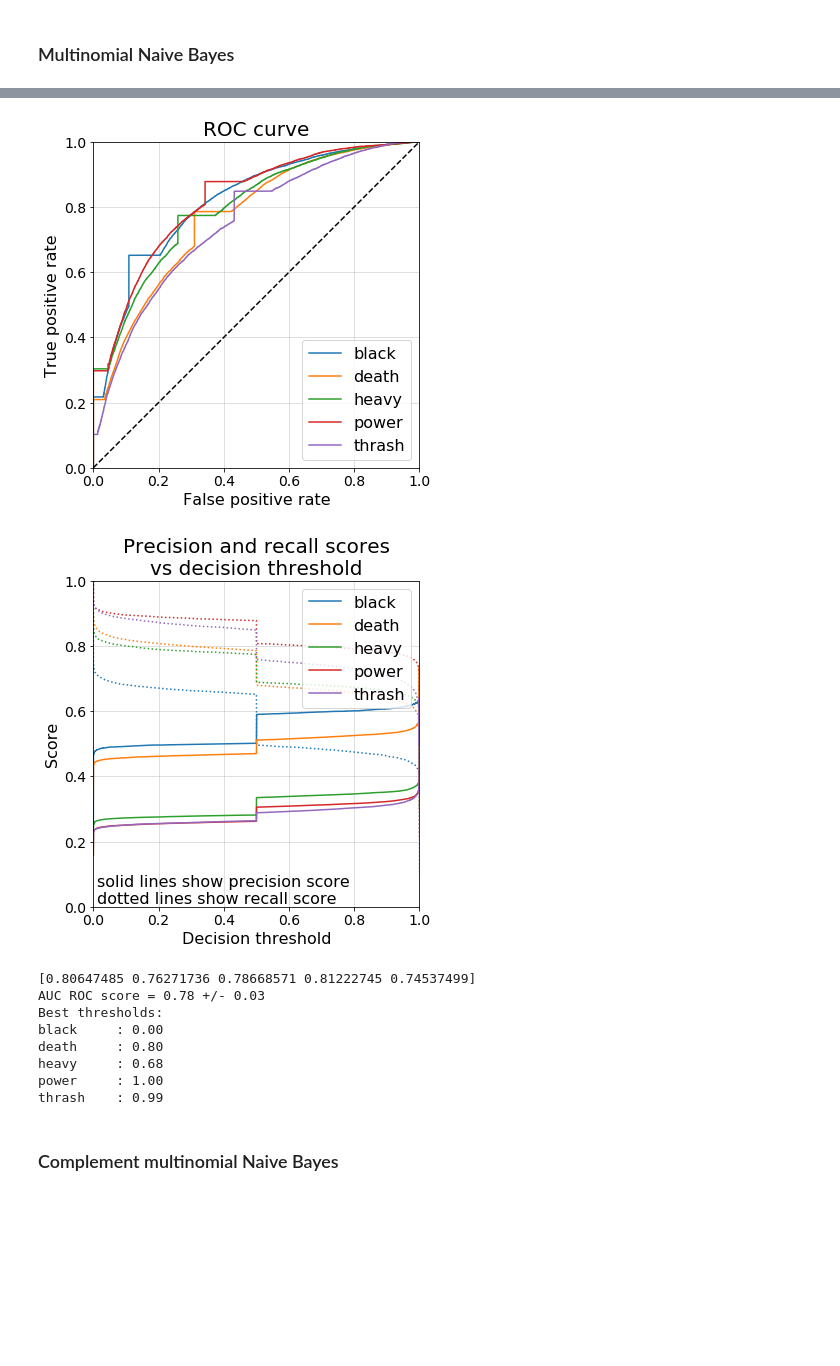
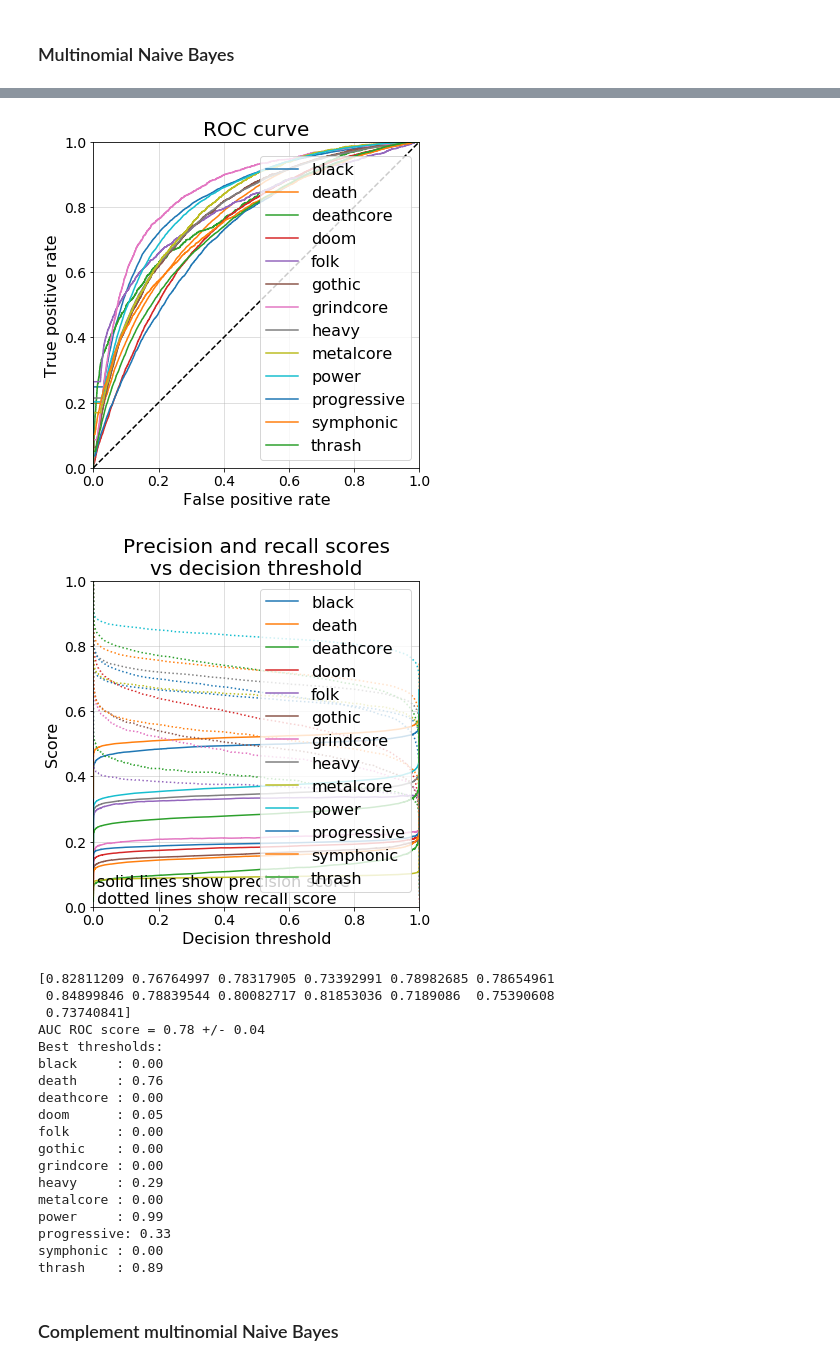
Before and after one commit to pdqnguyen/metallyrics, a Jupyter notebook: song-lyrics-multi-genre-bow.ipynb, the cells around one changed output, grey strips where cells are left out. Drawn from its saved outputs; the diff is of its cells as text; code cells hidden in the pictures; blank space fills up the shorter version.

Commit message:
test with extra genres

```diff
--- a/song-lyrics-multi-genre-bow.ipynb
+++ b/song-lyrics-multi-genre-bow.ipynb
@@ -105,0 +101,8 @@ genres = df.columns
+# %%
+df = pd.read_csv('songs-reduced-1pct.csv')
+X = df.pop('lyrics').values
+y = df.values
+genres = df.columns
+print(f"number of songs: {X.shape[0]}")
+print(f"number of labels: {y.shape[1]}")
+print(f"labels: {list(genres)}")
@@ -646,7 +653,7 @@ pipeline = Pipeline(
 br = BinaryRelevance(pipeline, genres)
 mlc = br.cross_validate(X, y, n_splits=3, verbose=True)
 mlc.print_report()
-fig, auc = mlc.plot_roc_curve()
+mlc.plot_roc_curve()
 plt.show()
 mlc.plot_precision_recall_curve()
 plt.show()
@@ -679,13 +686,23 @@ Hamming loss:  1.50
-[figure, old version]
+[figure, new version]
-[figure, old version]
+[figure, new version]
-[0.80647485 0.76271736 0.78668571 0.81222745 0.74537499]
-AUC ROC score = 0.78 +/- 0.03
+[0.82811209 0.76764997 0.78317905 0.73392991 0.78982685 0.78654961
+ 0.84899846 0.78839544 0.80082717 0.81853036 0.7189086  0.75390608
+ 0.73740841]
+AUC ROC score = 0.78 +/- 0.04
 Best thresholds:
 black     : 0.00
-death     : 0.80
-heavy     : 0.68
-power     : 1.00
-thrash    : 0.99
+death     : 0.76
+deathcore : 0.00
+doom      : 0.05
+folk      : 0.00
+gothic    : 0.00
+grindcore : 0.00
+heavy     : 0.29
+metalcore : 0.00
+power     : 0.99
+progressive: 0.33
+symphonic : 0.00
+thrash    : 0.89
 # %% [markdown]
 <a id='complementnb'></a>
 ### Complement multinomial Naive Bayes
```
Also changed, not shown: parts of 25 cells of this notebook.
